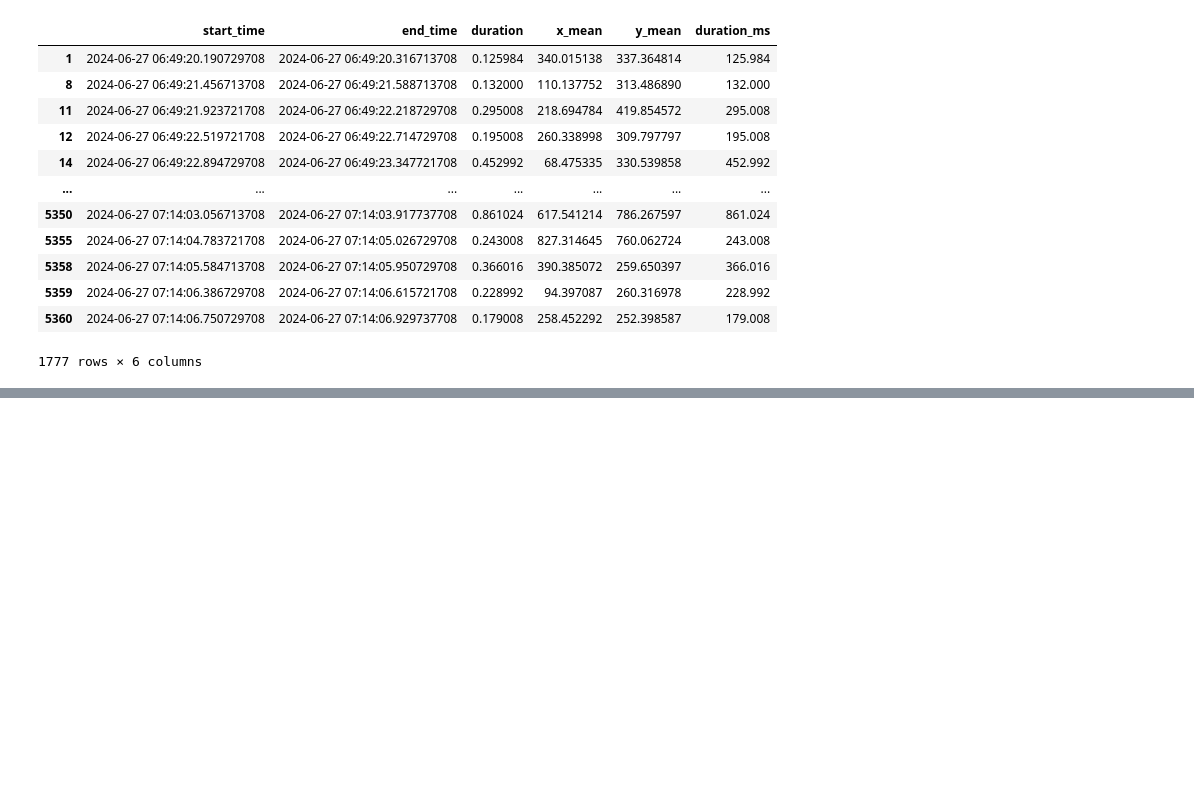
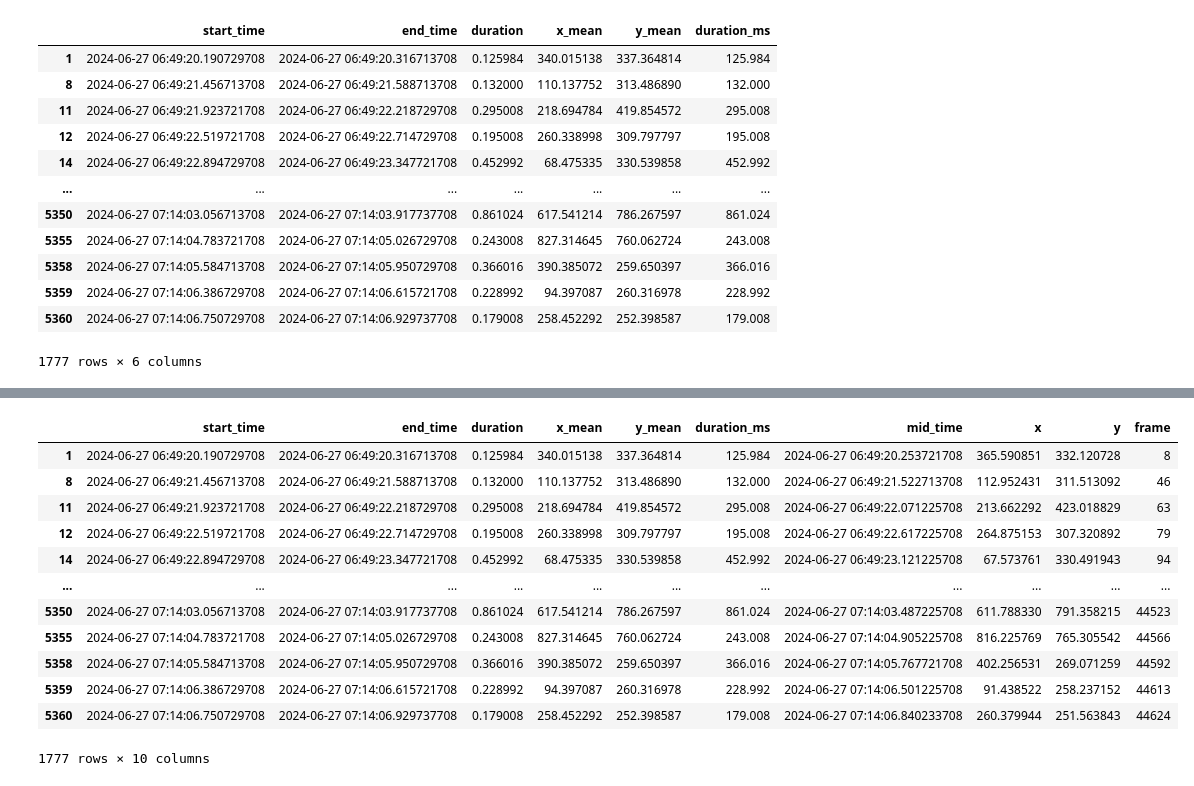
Before and after one commit to raquelmdtum/master-thesis, a Jupyter notebook: notebooks/do_eyetracking.ipynb, the cells around one changed output, grey strips where cells are left out. Cells and saved outputs as stored; diff of their text form; code cells hidden in the pictures; blank space fills up the shorter version.

Commit message:
Start eyetracking

```diff
--- a/notebooks/do_eyetracking.ipynb
+++ b/notebooks/do_eyetracking.ipynb
@@ -403,0 +415,4 @@ fixations
+# %%
+# Get fixation center time to merge with video
+fixations["mid_time"] = fixations["start_time"] + (fixations["end_time"] - fixations["start_time"]) / 2
+fixations
@@ -403,0 +435,20 @@ fixations
+# %%
+participant_path = "/mnt/raid/emotional_data_raquel/data/OE002"
+session_folder = os.listdir(participant_path)[0]
+session_path = os.path.join(participant_path, session_folder)
+
+datapicker = create_datapicker(path=session_path, schema=build_schema)
+dataset = load_dataset(datapicker.selected_path, schema=build_schema)
+
+gaze = dataset.streams.PupilLabs.PupilGaze.data
+
+# rename for convenience and remove duplicates timestamps with mean coordinates
+gaze = (
+    gaze.groupby(level=0)[["GazeX", "GazeY"]]
+    .mean()
+    .rename(columns={"GazeX": "x", "GazeY": "y"})
+)
+
+print(gaze.head())
+print(gaze.columns)
+print(gaze.index.is_unique)
@@ -403,0 +467,10 @@ fixations
+# %%
+decoded_frames = dataset.streams.PupilLabs.DecodedFrames.data
+
+# keep valid frames only
+decoded_frames = decoded_frames[decoded_frames.Value > 0]
+
+gaze = gaze.reindex(decoded_frames.index, method="nearest")
+
+# assign frame numbers
+gaze["frame"] = np.arange(len(gaze))
@@ -403,0 +495,23 @@ fixations
+# %%
+aligned = pd.merge_asof(
+    fixations.sort_values("mid_time"),
+    gaze,
+    left_on="mid_time",
+    right_index=True,
+    direction="nearest"
+)
+aligned
+# %% [output]
+|  | start_time | end_time | duration | x_mean | y_mean | duration_ms | mid_time | x | y | frame |
+| 1 | 2024-06-27 06:49:20.190729708 | 2024-06-27 06:49:20.316713708 | 0.125984 | 340.015138 | 337.364814 | 125.984 | 2024-06-27 06:49:20.253721708 | 365.590851 | 332.120728 | 8 |
+| 8 | 2024-06-27 06:49:21.456713708 | 2024-06-27 06:49:21.588713708 | 0.132000 | 110.137752 | 313.486890 | 132.000 | 2024-06-27 06:49:21.522713708 | 112.952431 | 311.513092 | 46 |
+| 11 | 2024-06-27 06:49:21.923721708 | 2024-06-27 06:49:22.218729708 | 0.295008 | 218.694784 | 419.854572 | 295.008 | 2024-06-27 06:49:22.071225708 | 213.662292 | 423.018829 | 63 |
+| 12 | 2024-06-27 06:49:22.519721708 | 2024-06-27 06:49:22.714729708 | 0.195008 | 260.338998 | 309.797797 | 195.008 | 2024-06-27 06:49:22.617225708 | 264.875153 | 307.320892 | 79 |
+| 14 | 2024-06-27 06:49:22.894729708 | 2024-06-27 06:49:23.347721708 | 0.452992 | 68.475335 | 330.539858 | 452.992 | 2024-06-27 06:49:23.121225708 | 67.573761 | 330.491943 | 94 |
+| ... | ... | ... | ... | ... | ... | ... | ... | ... | ... | ... |
+| 5350 | 2024-06-27 07:14:03.056713708 | 2024-06-27 07:14:03.917737708 | 0.861024 | 617.541214 | 786.267597 | 861.024 | 2024-06-27 07:14:03.487225708 | 611.788330 | 791.358215 | 44523 |
+| 5355 | 2024-06-27 07:14:04.783721708 | 2024-06-27 07:14:05.026729708 | 0.243008 | 827.314645 | 760.062724 | 243.008 | 2024-06-27 07:14:04.905225708 | 816.225769 | 765.305542 | 44566 |
+| 5358 | 2024-06-27 07:14:05.584713708 | 2024-06-27 07:14:05.950729708 | 0.366016 | 390.385072 | 259.650397 | 366.016 | 2024-06-27 07:14:05.767721708 | 402.256531 | 269.071259 | 44592 |
+| 5359 | 2024-06-27 07:14:06.386729708 | 2024-06-27 07:14:06.615721708 | 0.228992 | 94.397087 | 260.316978 | 228.992 | 2024-06-27 07:14:06.501225708 | 91.438522 | 258.237152 | 44613 |
+| 5360 | 2024-06-27 07:14:06.750729708 | 2024-06-27 07:14:06.929737708 | 0.179008 | 258.452292 | 252.398587 | 179.008 | 2024-06-27 07:14:06.840233708 | 260.379944 | 251.563843 | 44624 |
+1777 rows × 10 columns
```
Also changed, not shown: parts of 15 cells of this notebook, 1 other file.
